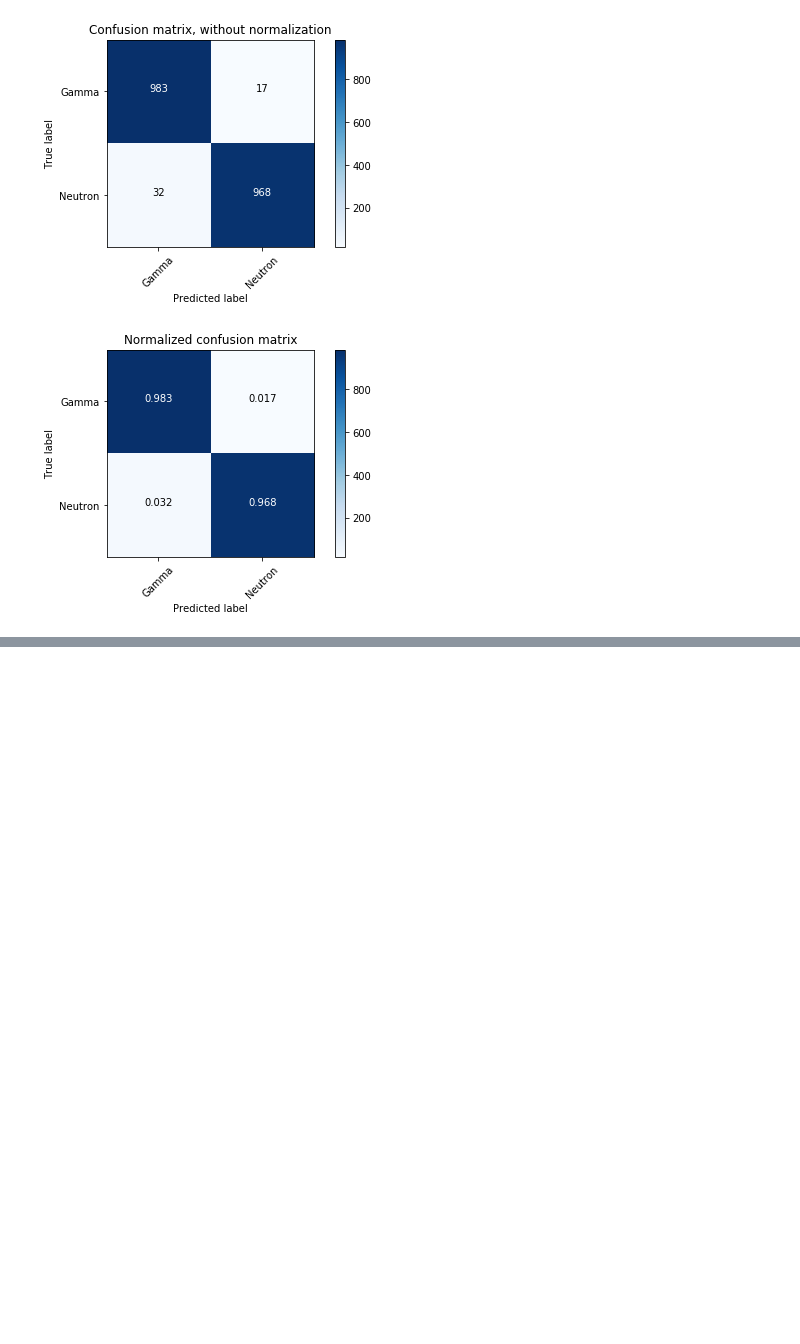
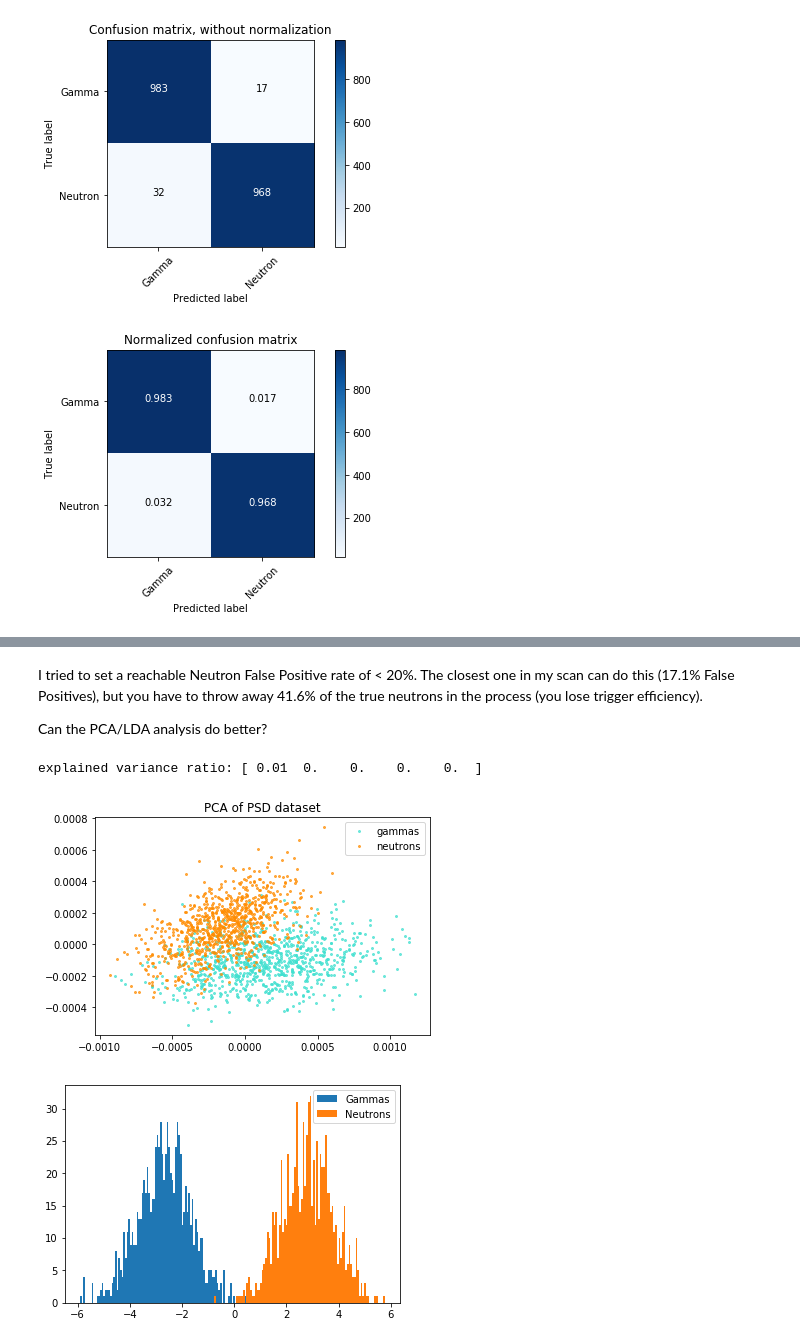
Before and after one commit to lbignell/Notebooks, a Jupyter notebook: PSD.ipynb, the cells around one changed output, grey strips where cells are left out. Drawn from its saved outputs; the diff is of its cells as text; code cells hidden in the pictures; blank space fills up the shorter version.

```diff
--- a/PSD.ipynb
+++ b/PSD.ipynb
@@ -570,0 +751,47 @@ Other things to try:
+# %% [markdown]
+I tried to set a reachable Neutron False Positive rate of < 20%.
+The closest one in my scan can do this (17.1% False Positives), but you have to throw away 41.6% of the true neutrons in the process (you lose trigger efficiency).
+
+Can the PCA/LDA analysis do better?
+# %%
+SABRE_x_gamma = np.transpose(SABREGammas[1900:,(SABREQt_gamma<MaxCharge)&(SABREQt_gamma>MinCharge)])
+SABRE_x_neutron = np.transpose(SABRENeutrons[1900:,(SABREQt_neut<MaxCharge)&(SABREQt_neut>MinCharge)])
+
+SABRE_y_gamma = np.transpose([0]*len(SABRE_x_gamma))
+SABRE_y_neutron = np.transpose([1]*len(SABRE_x_neutron))
+
+SABRE_X = np.concatenate((SABRE_x_gamma, SABRE_x_neutron), axis=0)
+SABRE_y = np.concatenate((SABRE_y_gamma, SABRE_y_neutron), axis=0)
+
+ncomponents = 5
+SABRE_pca = PCA(n_components=ncomponents)
+SABRE_X_r = SABRE_pca.fit(SABRE_X).transform(SABRE_X)
+
+SABRE_lda = LinearDiscriminantAnalysis(n_components=ncomponents)
+SABRE_X_r2 = lda.fit(SABRE_X, SABRE_y).transform(SABRE_X)
+
+# Percentage of variance explained for each components
+print('explained variance ratio: %s'
+      % str(SABRE_pca.explained_variance_ratio_))
+
+plt.figure()
+colors = ['turquoise', 'darkorange']
+lw = 2
+types = ['gammas', 'neutrons']
+
+for color, i, target_name in zip(colors, [0, 1], types):
+    plt.plot(SABRE_X_r[SABRE_y == i, 0], SABRE_X_r[SABRE_y == i, 1], '.', color=color, alpha=.7, lw=lw,
+                label=target_name, markersize=4)
+plt.legend(loc='best', shadow=False, scatterpoints=1)
+plt.title('PCA of PSD dataset')
+
+plt.figure()
+plt.hist(SABRE_X_r2[SABRE_y==0], bins=100, label='Gammas')
+plt.hist(SABRE_X_r2[SABRE_y==1], bins=100, label='Neutrons')
+plt.legend()
+
+plt.show()
+# %% [output]
+explained variance ratio: [ 0.01  0.    0.    0.    0.  ]
+[figure, added]
+[figure, added]
```
Also changed, not shown: parts of 11 cells of this notebook.
